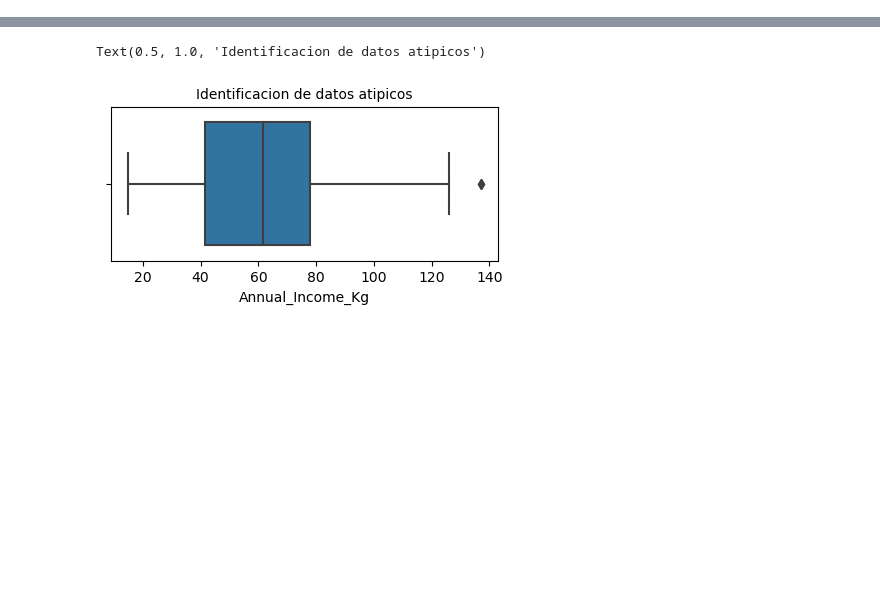
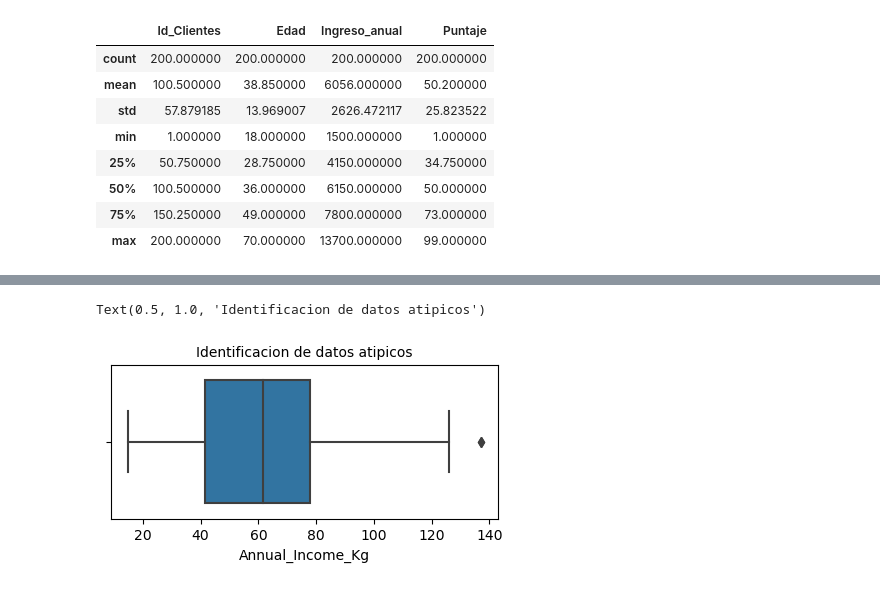
Before and after one commit to FelixRosalesG/Proyecto_No_Supervisado, a Jupyter notebook: Cluster_Jerarquico.ipynb, the cells around one changed output, grey strips where cells are left out. Drawn from its saved outputs; the diff is of its cells as text; code cells hidden in the pictures; blank space fills up the shorter version.

```diff
--- a/Cluster_Gerarquico.ipynb
+++ b/Cluster_Jerarquico.ipynb
@@ -30,3 +41,15 @@ conjuntoDatos.head(300)
+# %%
+conjuntoDatos.describe()
+# %% [output]
+|  | Id_Clientes | Edad | Ingreso_anual | Puntaje |
+| count | 200.000000 | 200.000000 | 200.000000 | 200.000000 |
+| mean | 100.500000 | 38.850000 | 6056.000000 | 50.200000 |
+| std | 57.879185 | 13.969007 | 2626.472117 | 25.823522 |
+| min | 1.000000 | 18.000000 | 1500.000000 | 1.000000 |
+| 25% | 50.750000 | 28.750000 | 4150.000000 | 34.750000 |
+| 50% | 100.500000 | 36.000000 | 6150.000000 | 50.000000 |
+| 75% | 150.250000 | 49.000000 | 7800.000000 | 73.000000 |
+| max | 200.000000 | 70.000000 | 13700.000000 | 99.000000 |
 # %%
 conjuntoDatos.info()
 # %% [output]
```
Also changed, not shown: parts of 4 cells of this notebook, 2 other files.
